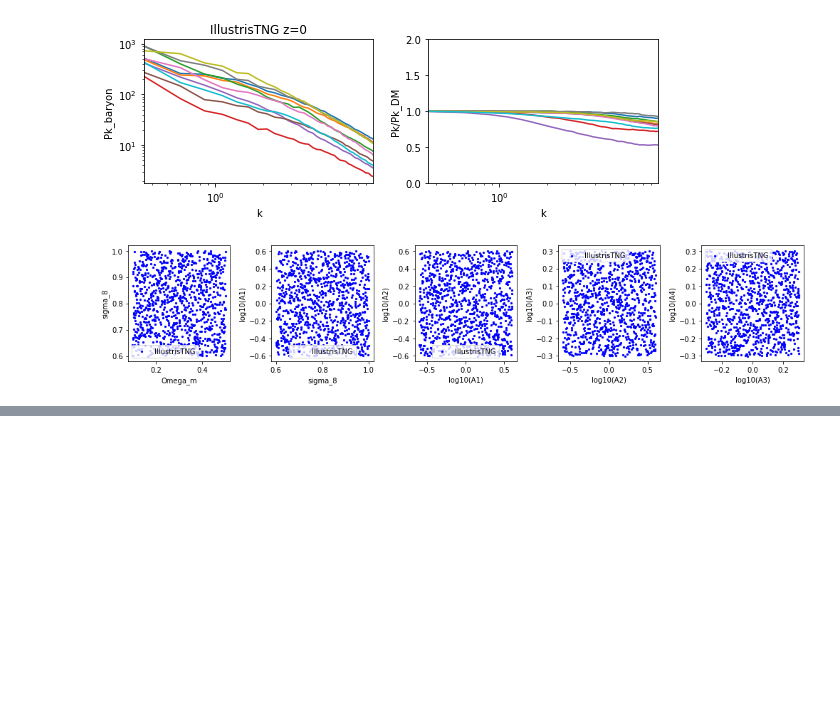
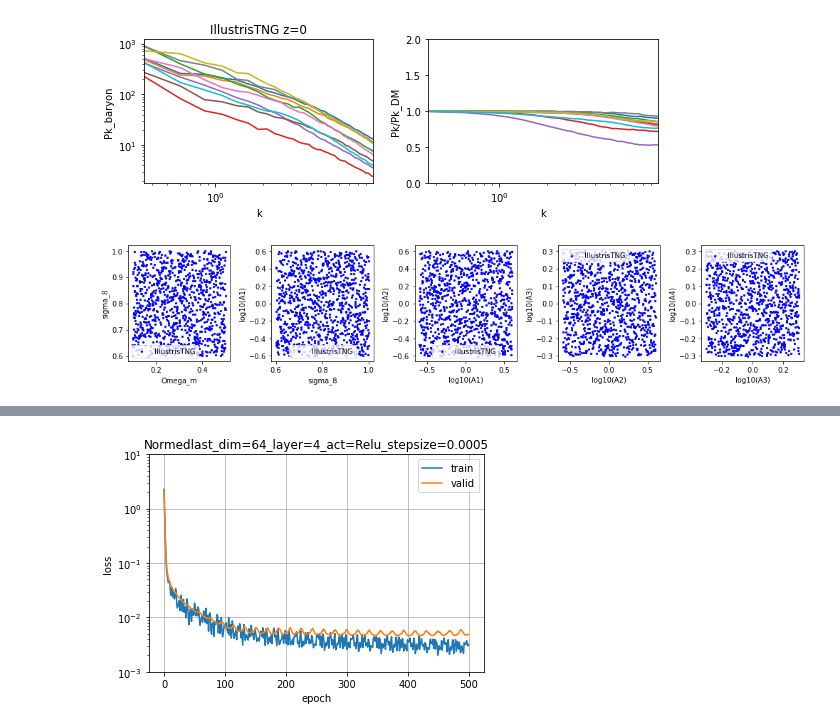
Before and after one commit to liuxx479/cosmo_dep_feedback, a Jupyter notebook: NN_jax.ipynb, the cells around one changed output, grey strips where cells are left out. Cells and saved outputs as stored; diff of their text form; code cells hidden in the pictures; blank space fills up the shorter version.

```diff
--- a/NN_jax.ipynb
+++ b/NN_jax.ipynb
@@ -267,0 +285,84 @@ Epoch 991 at 0.17m, train loss: 0.0009, validation loss: 0.0012
+# %%
+num_epochs = 500 #50
+num_steps = int(train_size/batch_size) ## number of steps per epoch
+loss = loss_L2
+epoch0=0
+
+########## things to test
+num_dense =  64 #256 #64 #
+num_layer = 4
+step_size = 5e-4 #0.0005 #1e-3
+iact=Relu
+## # Tanh, Relu, Exp, LogSoftmax, Softmax, Softplus, Sigmoid, Elu, LeakyRelu, Selu, Gelu
+
+##### optimizers
+opt_init, opt_update, get_params = optimizers.adam(step_size) ##### seems to work best
+# opt_init, opt_update, get_params = optimizers.adagrad(step_size) #### not good
+# opt_init, opt_update, get_params = optimizers.sgd(step_size) ### bad
+# opt_init, opt_update, get_params = optimizers.nesterov(step_size, mass=0.9) ### bad
+# opt_init, opt_update, get_params = optimizers.momentum(step_size, mass=0.9) ## bad
+
+ititle = 'Normedlast_dim=%i_layer=%i_act=Relu_stepsize=%s'%(num_dense, num_layer, step_size)
+
+def dense_only(kcut, num_dense = num_dense):
+  return stax.serial(
+      Dense(num_params), iact, #BatchNorm(axis=(0,1)),
+      Dense(num_dense), iact, #BatchNorm(axis=(0,1)),
+      Dense(num_dense), iact, #BatchNorm(axis=(0,1)),
+      Dense(num_dense), iact, BatchNorm(axis=(0,1)),
+      Dense(kcut)
+      )
+
+nn_init, nn_apply = dense_only(kcut)
+
+def loss_L2(nn_params, batch, key):
+  cosmo_params, r_true = batch
+  r_pred = nn_apply(nn_params, cosmo_params, rng=key)
+  # L2 = np.mean((r_pred - r_true)**2)
+  L2 = np.mean((r_pred/r_true-1)**2)
+  return L2
+
+net_out_shape, init_nn_params = nn_init (key, (-1,) + itrain_batch[0].shape[1:])
+
+@jit
+def update(i, opt_state, batch, key):
+  temp_nn_params = get_params(opt_state)
+  return opt_update(i, grad(loss)(temp_nn_params, batch, key), opt_state)
+
+######## now we train the NN
+losses = []
+opt_state = opt_init(init_nn_params)
+
+start_time = time.time()
+for istep in range(num_epochs * num_steps):
+  # for istep in range(num_steps):
+  key, subkey = random.split(key)
+  this_batch=next(batches)
+  opt_state = update(istep, opt_state, this_batch, subkey)
+
+  epoch = istep/num_steps
+  if epoch%1==0:
+    epoch_time = (time.time() - start_time)/60.0
+    temp_nn_params = get_params(opt_state)
+    train_loss = loss(temp_nn_params, this_batch, subkey)
+    valid_loss = loss(temp_nn_params, batch_valid, subkey)
+    losses.append([epoch,train_loss, valid_loss])
+
+##  Paco's code: https://github.com/franciscovillaescusa/Pylians3_ML/blob/master/Examples/1D_to_1D/architecture.py
+########## plot out the loss vs epoch
+epoch_arr,train_loss_arr, valid_loss_arr = np.array(losses).T
+
+f, ax=subplots(1,1)
+ax.plot(epoch_arr, train_loss_arr, label='train')
+ax.plot(epoch_arr, valid_loss_arr, label='valid')
+ax.legend()
+ax.set_yscale('log')
+ax.set_xlabel('epoch')
+ax.set_ylabel('loss')
+ax.set_title(ititle)
+ax.set_ylim(1e-3, 10)
+plt.grid()
+f.savefig(home+'plots/'+ititle+'.jpg')
+show()
+# %% [output]
+[figure, added]
```
Also changed, not shown: parts of 21 cells of this notebook.
